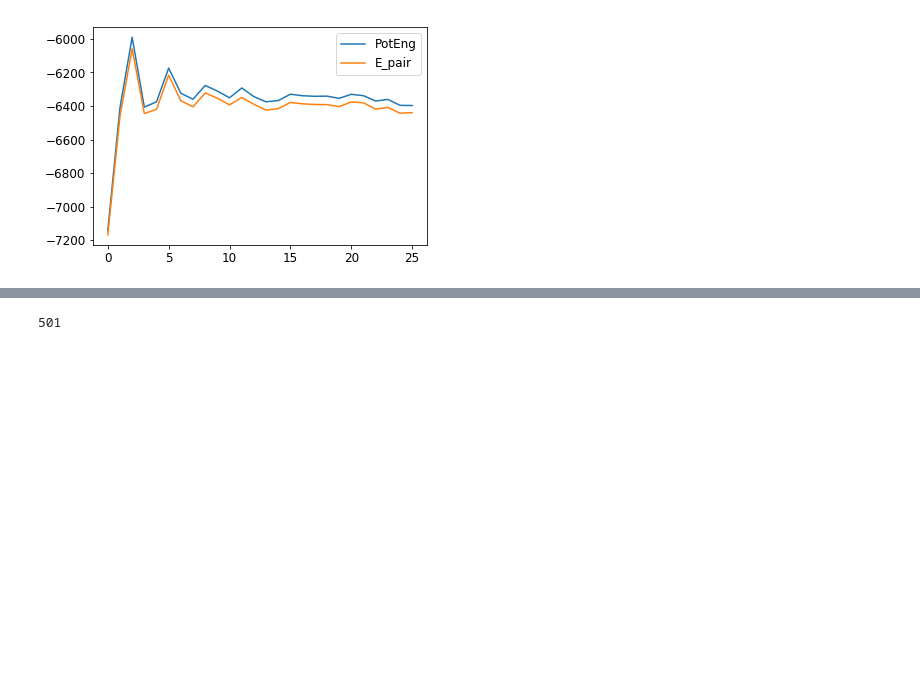
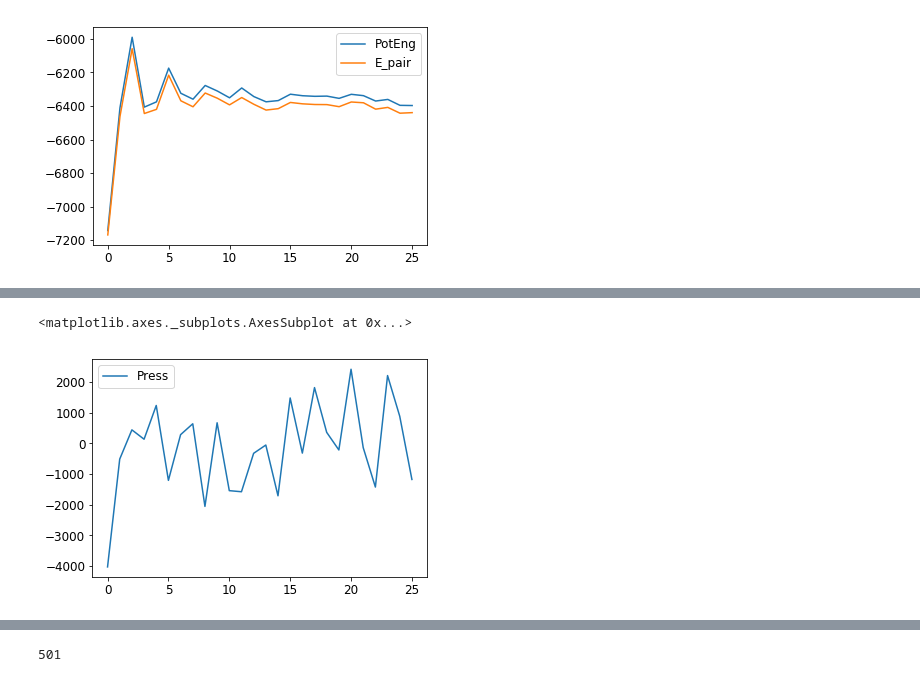
Before and after one commit to jotelha/jlhphd, a Jupyter notebook: postprocessing.ipynb, the cells around one changed output, grey strips where cells are left out. Drawn from its saved outputs; the diff is of its cells as text; code cells hidden in the pictures; blank space fills up the shorter version.

```diff
--- a/postprocessing.ipynb
+++ b/postprocessing.ipynb
@@ -251,0 +292,5 @@ nvtEquilibration_thermo_pd[["PotEng","E_pair"]].plot()
+# %%
+nptEquilibration_thermo_pd[["Press"]].plot() # wild pressure
+# %% [output]
+<matplotlib.axes._subplots.AxesSubplot at 0x...>
+[figure, added]
```
Also changed, not shown: parts of 15 cells of this notebook, 9 other files.
